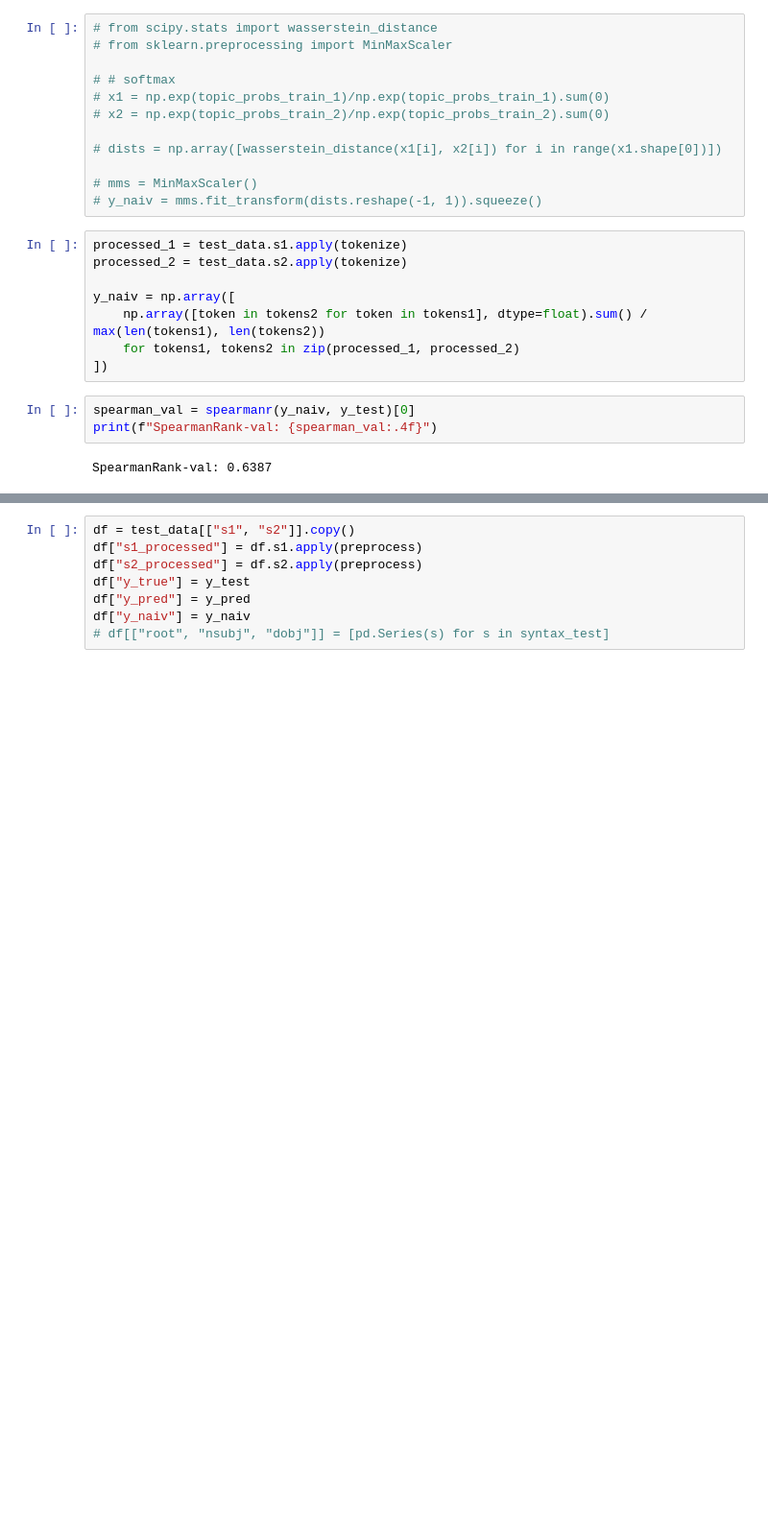
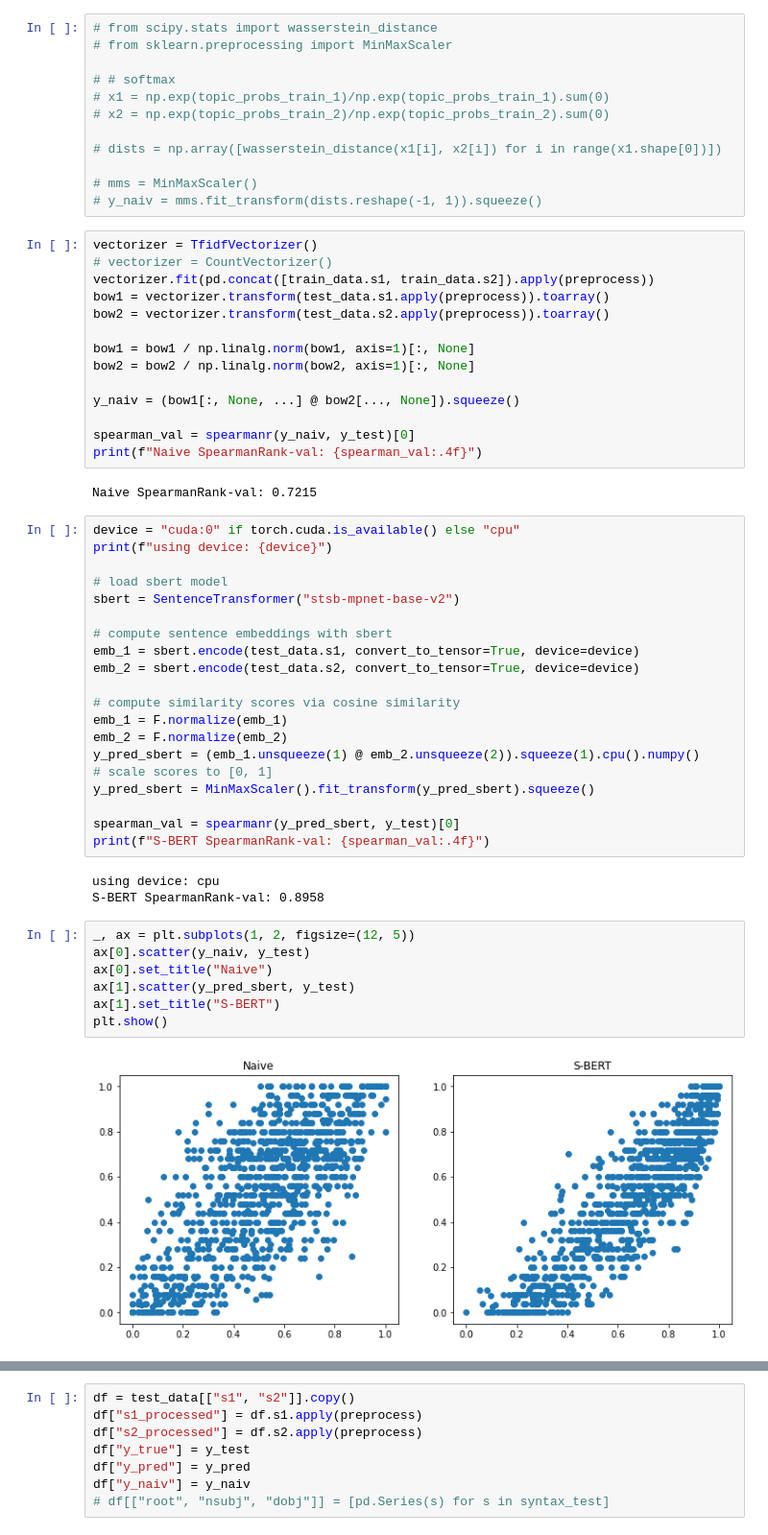
Before and after one commit to iserh/elf, a Jupyter notebook: random_forest.ipynb, the cells around one changed output, grey strips where cells are left out. Shown: that part at 96% size. Saved outputs shown, nothing was run; the diff lists cells and outputs as text; blank space fills up the shorter version.

```diff
--- a/random_forest.ipynb
+++ b/random_forest.ipynb
@@ -166,18 +174,53 @@ print(f"#(train+augmented): {y_train_w_aug.shape[0]}")
 # mms = MinMaxScaler()
 # y_naiv = mms.fit_transform(dists.reshape(-1, 1)).squeeze()
 # %%
-processed_1 = test_data.s1.apply(tokenize)
-processed_2 = test_data.s2.apply(tokenize)
+vectorizer = TfidfVectorizer()
+# vectorizer = CountVectorizer()
+vectorizer.fit(pd.concat([train_data.s1, train_data.s2]).apply(preprocess))
+bow1 = vectorizer.transform(test_data.s1.apply(preprocess)).toarray()
+bow2 = vectorizer.transform(test_data.s2.apply(preprocess)).toarray()
 
-y_naiv = np.array([
-    np.array([token in tokens2 for token in tokens1], dtype=float).sum() / max(len(tokens1), len(tokens2))
-    for tokens1, tokens2 in zip(processed_1, processed_2)
-])
+bow1 = bow1 / np.linalg.norm(bow1, axis=1)[:, None]
+bow2 = bow2 / np.linalg.norm(bow2, axis=1)[:, None]
+
+y_naiv = (bow1[:, None, ...] @ bow2[..., None]).squeeze()
+
+spearman_val = spearmanr(y_naiv, y_test)[0]
+print(f"Naive SpearmanRank-val: {spearman_val:.4f}")
+# %% [output]
+Naive SpearmanRank-val: 0.7215
-# %%
-spearman_val = spearmanr(y_naiv, y_test)[0]
-print(f"SpearmanRank-val: {spearman_val:.4f}")
-# %% [output]
-SpearmanRank-val: 0.6387
+# %%
+device = "cuda:0" if torch.cuda.is_available() else "cpu"
+print(f"using device: {device}")
+
+# load sbert model
+sbert = SentenceTransformer("stsb-mpnet-base-v2")
+
+# compute sentence embeddings with sbert
+emb_1 = sbert.encode(test_data.s1, convert_to_tensor=True, device=device)
+emb_2 = sbert.encode(test_data.s2, convert_to_tensor=True, device=device)
+
+# compute similarity scores via cosine similarity
+emb_1 = F.normalize(emb_1)
+emb_2 = F.normalize(emb_2)
+y_pred_sbert = (emb_1.unsqueeze(1) @ emb_2.unsqueeze(2)).squeeze(1).cpu().numpy()
+# scale scores to [0, 1]
+y_pred_sbert = MinMaxScaler().fit_transform(y_pred_sbert).squeeze()
+
+spearman_val = spearmanr(y_pred_sbert, y_test)[0]
+print(f"S-BERT SpearmanRank-val: {spearman_val:.4f}")
+# %% [output]
+using device: cpu
+S-BERT SpearmanRank-val: 0.8958
+# %%
+_, ax = plt.subplots(1, 2, figsize=(12, 5))
+ax[0].scatter(y_naiv, y_test)
+ax[0].set_title("Naive")
+ax[1].scatter(y_pred_sbert, y_test)
+ax[1].set_title("S-BERT")
+plt.show()
+# %% [output]
+[figure, added]
 # %%
 y_pred = model.predict(X_test)
 spearman_val = spearmanr(y_pred, y_test)[0]
```
Also changed, not shown: parts of 9 cells of this notebook, 5 other files.
